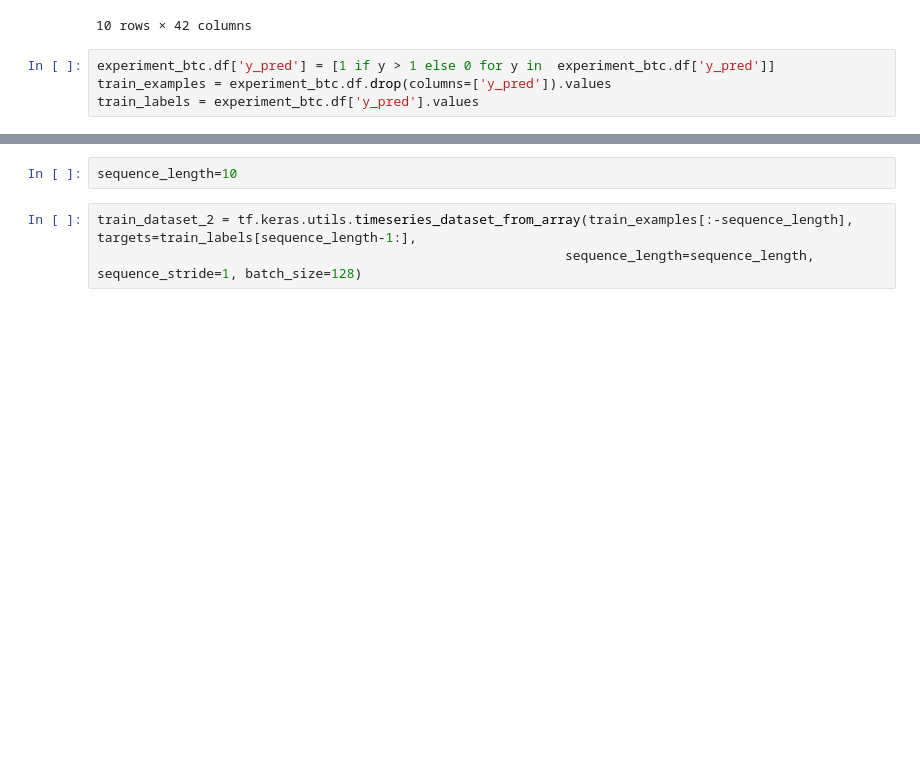
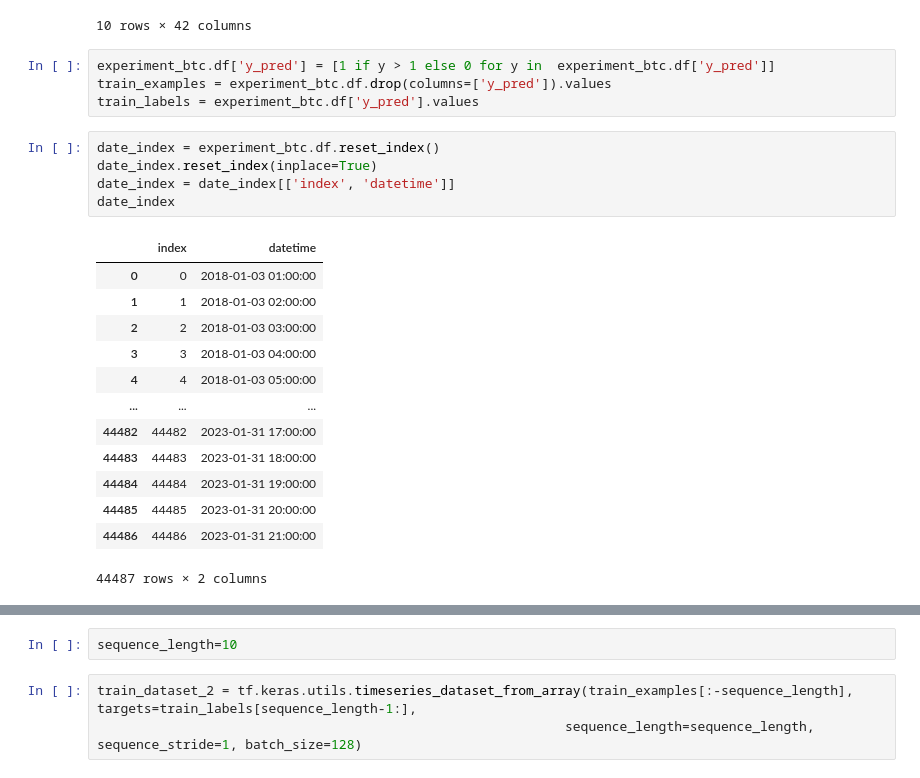
Before and after one commit to pgradz/ml_investing_wne, a Jupyter notebook: src/ml_investing_wne/notebooks/tensorflow_dataset.ipynb, the cells around one changed output, grey strips where cells are left out. Cells and saved outputs as stored; diff of their text form; blank space fills up the shorter version.

```diff
--- a/src/ml_investing_wne/notebooks/tensorflow_dataset.ipynb
+++ b/src/ml_investing_wne/notebooks/tensorflow_dataset.ipynb
@@ -50,3 +53,22 @@ experiment_btc.df.head(10)
 experiment_btc.df['y_pred'] = [1 if y > 1 else 0 for y in  experiment_btc.df['y_pred']]
 train_examples = experiment_btc.df.drop(columns=['y_pred']).values
 train_labels = experiment_btc.df['y_pred'].values
+# %%
+date_index = experiment_btc.df.reset_index()
+date_index.reset_index(inplace=True)
+date_index = date_index[['index', 'datetime']]
+date_index
+# %% [output]
+|  | index | datetime |
+| 0 | 0 | 2018-01-03 01:00:00 |
+| 1 | 1 | 2018-01-03 02:00:00 |
+| 2 | 2 | 2018-01-03 03:00:00 |
+| 3 | 3 | 2018-01-03 04:00:00 |
+| 4 | 4 | 2018-01-03 05:00:00 |
+| ... | ... | ... |
+| 44482 | 44482 | 2023-01-31 17:00:00 |
+| 44483 | 44483 | 2023-01-31 18:00:00 |
+| 44484 | 44484 | 2023-01-31 19:00:00 |
+| 44485 | 44485 | 2023-01-31 20:00:00 |
+| 44486 | 44486 | 2023-01-31 21:00:00 |
+44487 rows × 2 columns
```
Also changed, not shown: parts of 35 cells of this notebook, 4 other files.
